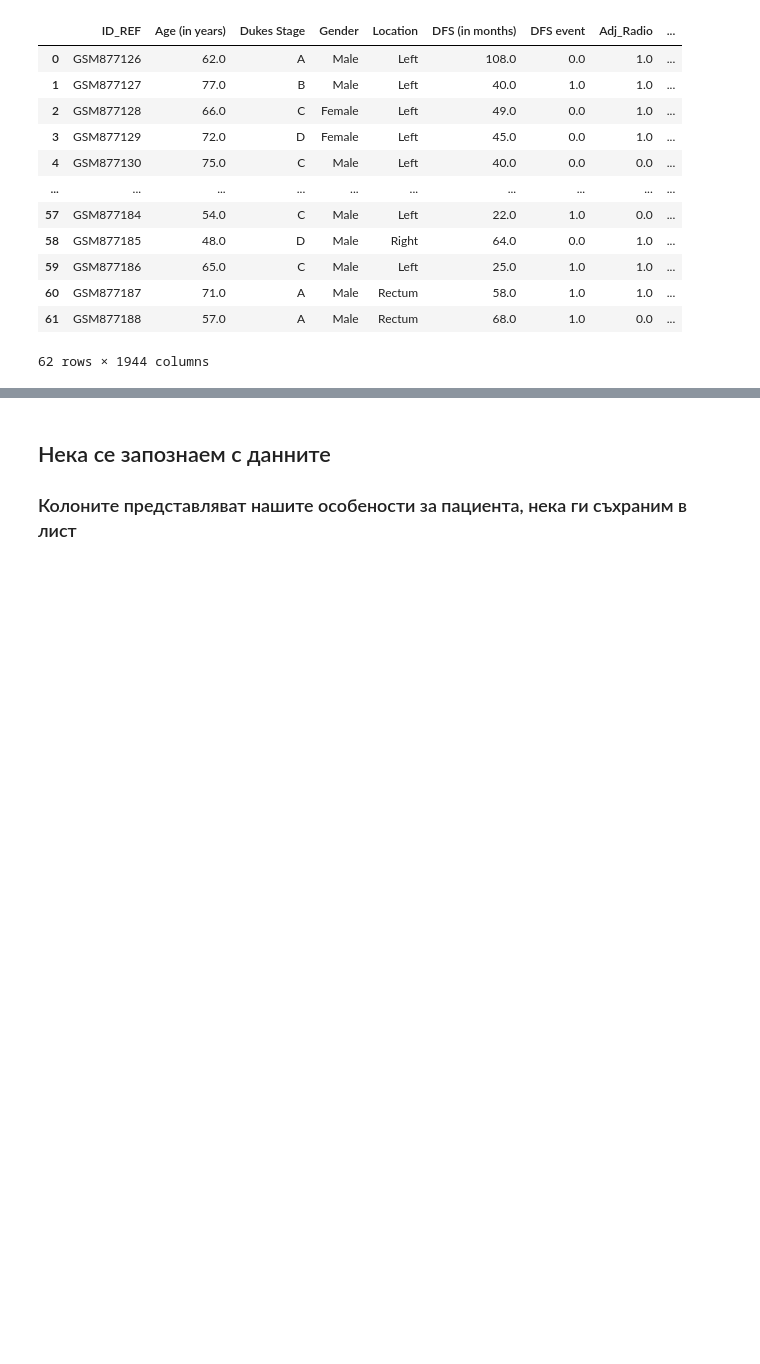
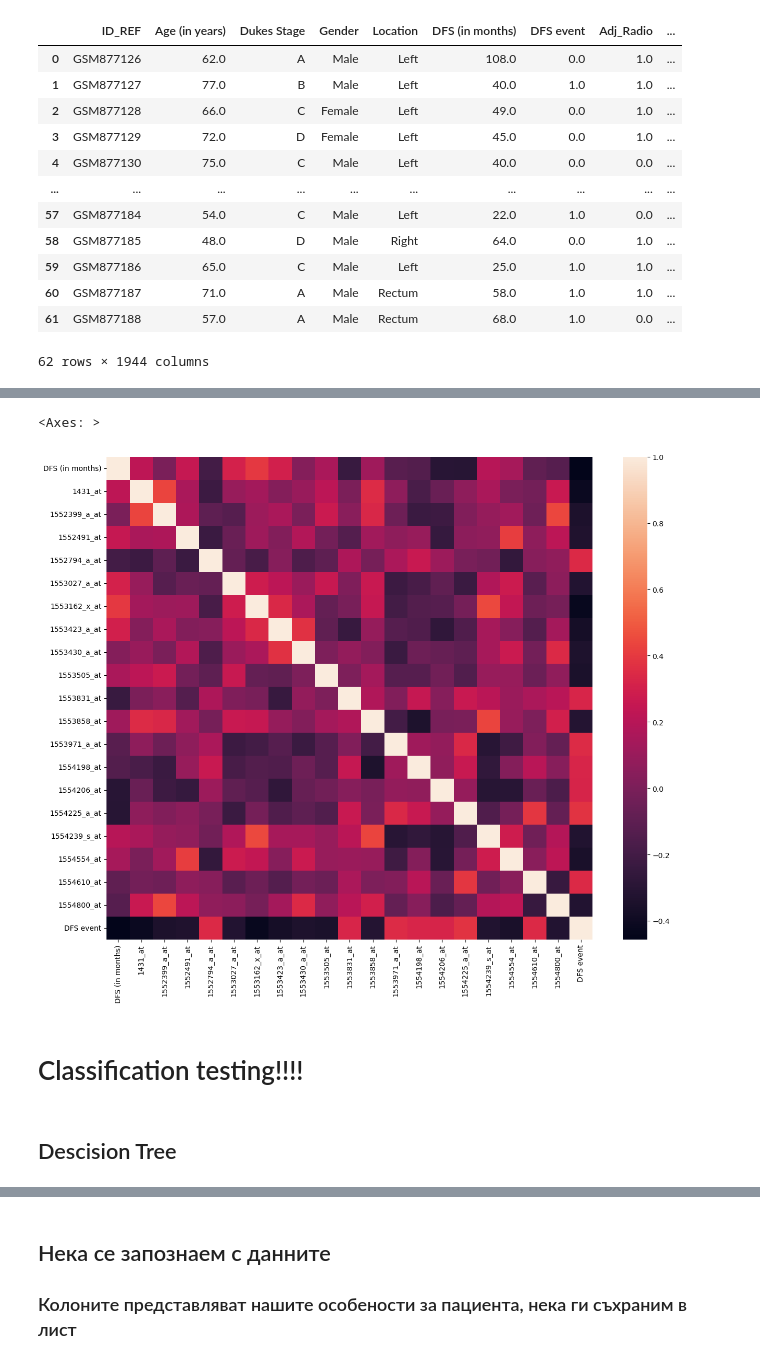
Before and after one commit to BorislavKrumov/colorectal-cancer, a Jupyter notebook: Colorectal Cancer DFS Classification.ipynb, the cells around one changed output, grey strips where cells are left out. Drawn from its saved outputs; the diff is of its cells as text; code cells hidden in the pictures; blank space fills up the shorter version.

```diff
--- a/Colorectal Cancer DFS Classification.ipynb
+++ b/Colorectal Cancer DFS Classification.ipynb
@@ -304,0 +305,11 @@ df_test_1['DFS event'].corr(df_test_1['1553430_a_at'])
+# %%
+columns_to_keep = ['DFS (in months)', '1431_at', '1552399_a_at', '1552491_at',
+                   '1552794_a_at', '1553027_a_at', '1553162_x_at', '1553423_a_at',
+                   '1553430_a_at', '1553505_at', '1553831_at', '1553858_at',
+                   '1553971_a_at', '1554198_at', '1554206_at', '1554225_a_at',
+                   '1554239_s_at', '1554554_at', '1554610_at', '1554800_at',
+                   'DFS event']
+# %%
+df_sad = df_patients
+# %%
+df_sad = df_sad[columns_to_keep]
@@ -304,0 +332,2 @@ df_test_1['DFS event'].corr(df_test_1['1553430_a_at'])
+# %%
+correlation_matrix = df_sad.corr()
@@ -304,0 +354,10 @@ df_test_1['DFS event'].corr(df_test_1['1553430_a_at'])
+# %%
+plt.figure(figsize=(15,12))
+sns.heatmap(correlation_matrix)
+# %% [output]
+<Axes: >
+[figure, added]
+# %% [markdown]
+# Classification testing!!!!
+# %% [markdown]
+## Descision Tree
```
Also changed, not shown: parts of 73 cells of this notebook.
